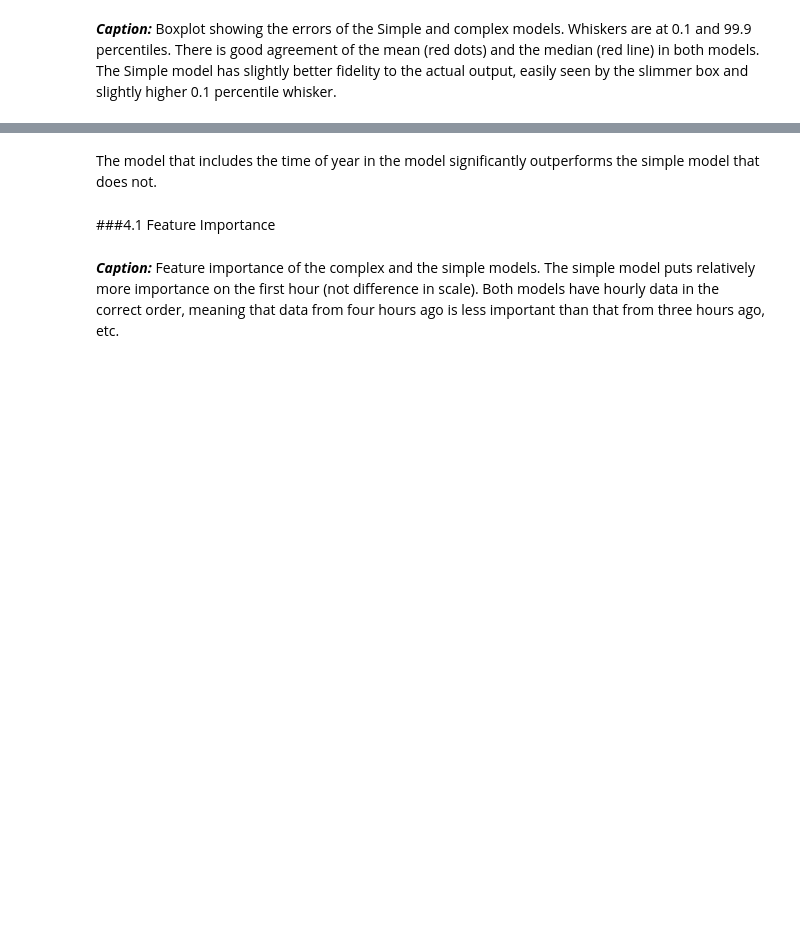
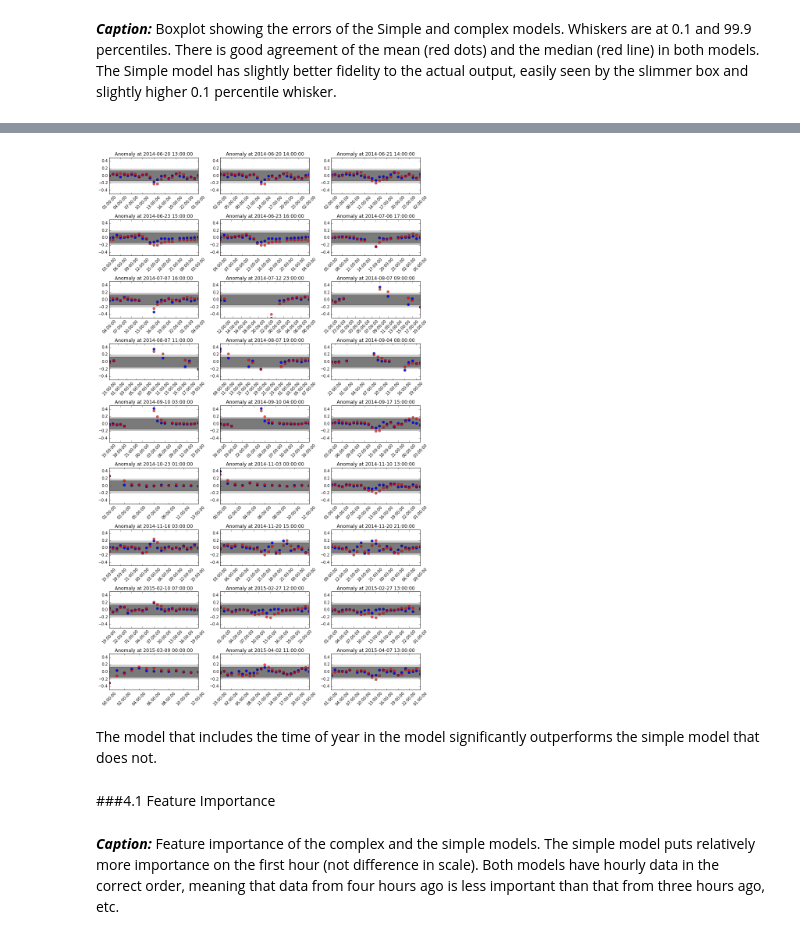
Before and after one commit to pmeleney/portfolio_DataScience, a Jupyter notebook: CAISO_WindPrediction/CAISO_WindPrediction.ipynb, the cells around one changed output, grey strips where cells are left out. Cells and saved outputs as stored; diff of their text form; code cells hidden in the pictures; blank space fills up the shorter version.

```diff
--- a/CAISO_WindPrediction/CAISO_WindPrediction.ipynb
+++ b/CAISO_WindPrediction/CAISO_WindPrediction.ipynb
@@ -401,4 +401,4 @@ Data.to_csv('raw_Data.csv')
 # %%
-Data = pd.read_csv('raw_Data.csv', index_col=0)
+Data = pd.read_csv('data/processedData/combined_rawData.csv', index_col=0)
 Data.index = pd.to_datetime(Data.index)
 # %% [markdown]
@@ -899 +1000,18 @@ Result_rfSimple_DataFrame = Result_rfSimple_DataFrame.reindex(pd.date_range('5/1
+# %%
+#For each model, the data are loaded, indexed to the first column, and then reindexed so that the index is continuious
+Result_rfSimple_DataFrame = pd.read_csv('data/processedData/results/rfSimple_Result.csv', index_col = 0)
+Result_rfSimple_DataFrame.index = pd.to_datetime(Result_rfSimple_DataFrame.index)
+Result_rfSimple_DataFrame = Result_rfSimple_DataFrame.reindex(pd.date_range('6/16/2014 6:00:00', periods=8391, freq='H'))
+
+Result_rfSimple_Periodic_DataFrame = pd.read_csv('data/processedData/results/rfSimple_Periodic_Result.csv', index_col = 0)
+Result_rfSimple_Periodic_DataFrame.index = pd.to_datetime(Result_rfSimple_Periodic_DataFrame.index)
+Result_rfSimple_Periodic_DataFrame = Result_rfSimple_Periodic_DataFrame.reindex(pd.date_range('6/16/2014 6:00:00', periods=8391, freq='H'))
+
+Result_rfNoWindDir_DataFrame = pd.read_csv('data/processedData/results/rfNoWindDir_Result.csv', index_col = 0)
+Result_rfNoWindDir_DataFrame.index = pd.to_datetime(Result_rfNoWindDir_DataFrame.index)
+Result_rfNoWindDir_DataFrame = Result_rfNoWindDir_DataFrame.reindex(pd.date_range('6/16/2014 6:00:00', periods=8391, freq='H'))
+
+Result_rfComplex_DataFrame = pd.read_csv('data/processedData/results/rfComplex_Result.csv', index_col = 0)
+Result_rfComplex_DataFrame.index = pd.to_datetime(Result_rfComplex_DataFrame.index)
+Result_rfComplex_DataFrame = Result_rfComplex_DataFrame.reindex(pd.date_range('6/16/2014 6:00:00', periods=8391, freq='H'))
 # %% [markdown]
@@ -983,34 +1200,36 @@ f, axarr = plt.subplots(numplots_y,numplots_x)
 f.set_figheight(20)
 f.set_figwidth(12)
 
 anomalyDegree = 4
 
 index = 0
 
 for i in range(0,numplots_y):
     for j in range(0,numplots_x):
         ind = anomalies_rfComplex.index[index]
         lo = ind-pd.DateOffset(hours=12)
         hi = ind+pd.DateOffset(hours=12)
 
         axarr[i,j].plot(Result_rfSimple_DataFrame[lo:hi].index, Result_rfSimple_DataFrame.Difference[lo:hi],
                  'bo', linewidth = 0.5, alpha = 0.9)
         axarr[i,j].plot(Result_rfComplex_DataFrame[lo:hi].index, Result_rfComplex_DataFrame.Difference[lo:hi],
                  'ro', linewidth = 0.5, alpha = 0.7)
 
         axarr[i,j].axhspan(anomalyDegree*rfSimple_stDev, -anomalyDegree*rfSimple_stDev, facecolor='k', alpha=0.4)
         axarr[i,j].axhspan(anomalyDegree*rfComplex_stDev, -anomalyDegree*rfComplex_stDev, facecolor='k', alpha=0.2)
 
         axarr[i,j].set_title("Anomaly at " + str(anomalies_rfComplex.index[index]))
-        axarr[i,j].set_ylim([-0.3,0.3])
+        axarr[i,j].set_ylim([-0.5,0.5])
 
         index += 1
 
 for ax in f.axes:
     plt.sca(ax)
     plt.xticks(rotation=45)
 
 f.tight_layout()
+# %% [output]
+[figure, added]
 # %%
 #MSW of Simple Model
 MSE_rfSimple = mean_squared_error(100*Result_rfSimple_DataFrame.Predict.dropna(), 100*Result_rfSimple_DataFrame.Actual.dropna())
```
Also changed, not shown: parts of 99 cells of this notebook, 22 other files.
